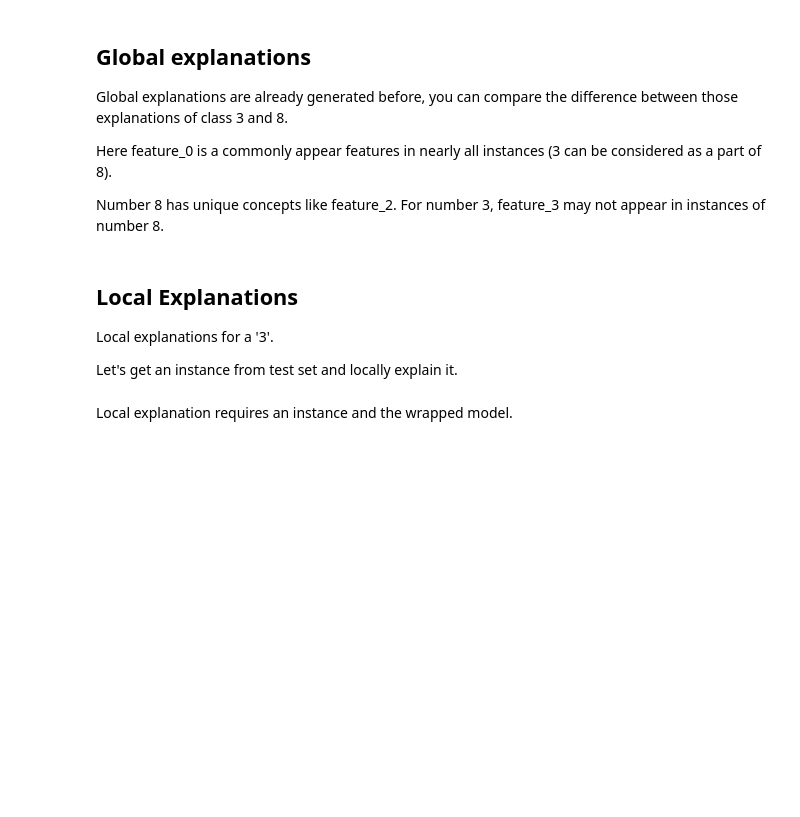
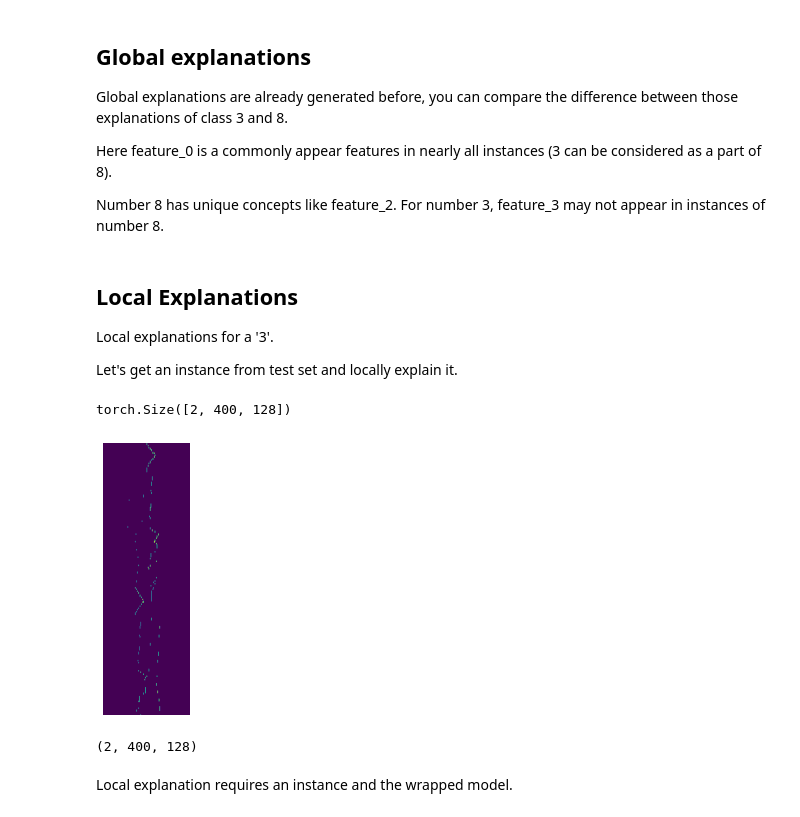
Before and after one commit to fosfrancesco/InvertibleCE, a Jupyter notebook: music_experiments/ICE experiment.ipynb, the cells around one changed output. Drawn from its saved outputs; the diff is of its cells as text; code cells hidden in the pictures; blank space fills up the shorter version.

```diff
--- a/music_experiments/ICE experiment.ipynb
+++ b/music_experiments/ICE experiment.ipynb
@@ -38,16 +38,16 @@ from tools.data_loader import MIDIDataset
 from config import concepts_path, splits_root
 concepts_path = os.path.join(concepts_path, 'npy')
 
-device = "cuda:1" ## TODO: import or configure (also used in trainer)
+device = "cuda:3" ## TODO: import or configure (also used in trainer)
 
 import random
 import pandas as pd
 
-# seed = 10
-# torch.manual_seed(seed)
-# torch.cuda.manual_seed(seed)
-# np.random.seed(seed)
-# torch.backends.cudnn.deterministic = True
+seed = 10
+torch.manual_seed(seed)
+torch.cuda.manual_seed(seed)
+np.random.seed(seed)
+torch.backends.cudnn.deterministic = True
 # %% [markdown]
 ## Model structure
 Let's load the composer classification model
@@ -92,7 +92,7 @@ train_dataset = MIDIDataset(
     txt_file=os.path.join(splits_root, "train.txt"),
     classes=13,
     omit=None,  # str
-    seg_num=5,
+    seg_num=3,
     age=False,
     transform=None,
     transpose_rng=None,
@@ -131,7 +131,7 @@ import shutil
 target_classes = [6,12]
 classes_names = [str(i) for i in target_classes]
 layer_name = 'layer4'
-n_components = 3
+n_components = 5
 title = "ConcComp_{}_{}_[".format(layer_name,n_components)+"_".join(classes_names) + ']'
 
 
@@ -174,7 +174,7 @@ Y = np.array(train_dataset.y)
 loaders = []
 datasets = []
 for target in target_classes:
-    tdataset = XSubset(train_dataset, Y[Y==target] )
+    tdataset = XSubset(train_dataset, np.nonzero(Y==target)[0] )
     datasets.append(tdataset)
     loaders.append(torch.utils.data.DataLoader(tdataset,batch_size=batch_size,shuffle=True,num_workers=2))
 # %% [output]
@@ -314,13 +293,21 @@ Number 8 has unique concepts like feature_2. For number 3, feature_3 may not app
 Local explanations for a '3'.
 
 Let's get an instance from test set and locally explain it.
+# %%
+indices_6 = np.nonzero(np.array(train_dataset.y) == 6)[0]
+dataset_6 = XSubset(train_dataset,indices_6)
+# %% [output]
+torch.Size([2, 400, 128])
 # %%
-# x = data_test.data[data_test.targets==3][5]
-# x = x.unsqueeze(0)
-# Exp.utils.show_img([Exp.utils.deprocessing(x.permute(0,2,1).numpy())])
+x = dataset_6[3][0]
+x_vis = x[1,:,:].unsqueeze(0)
+Exp.utils.show_img([Exp.utils.deprocessing(x_vis.permute(0,2,1).numpy())])
 
-# x = x.numpy()
-# print (x.shape)
+x = x.numpy()
+print (x.shape)
+# %% [output]
+[figure, added]
+(2, 400, 128)
 # %% [markdown]
 Local explanation requires an instance and the wrapped model.
 # %%
```
Also changed, not shown: parts of 7 cells of this notebook, 3 other files.
